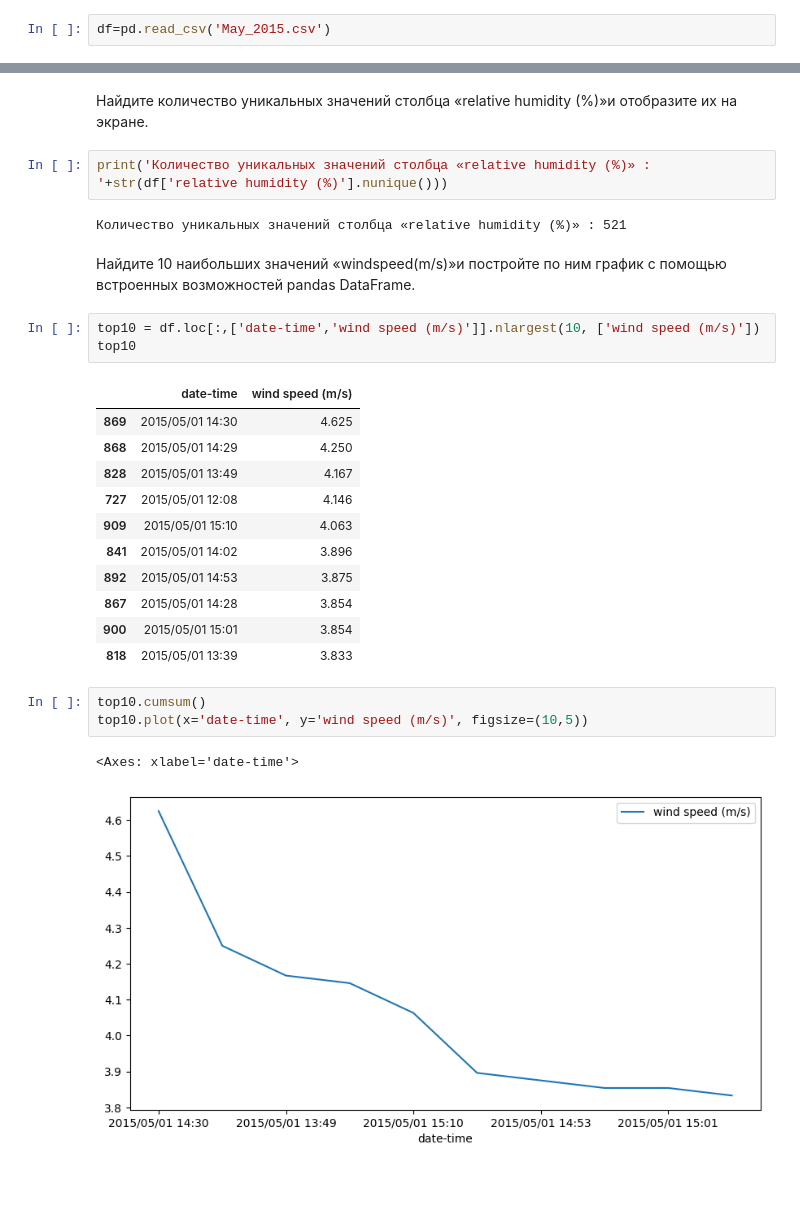
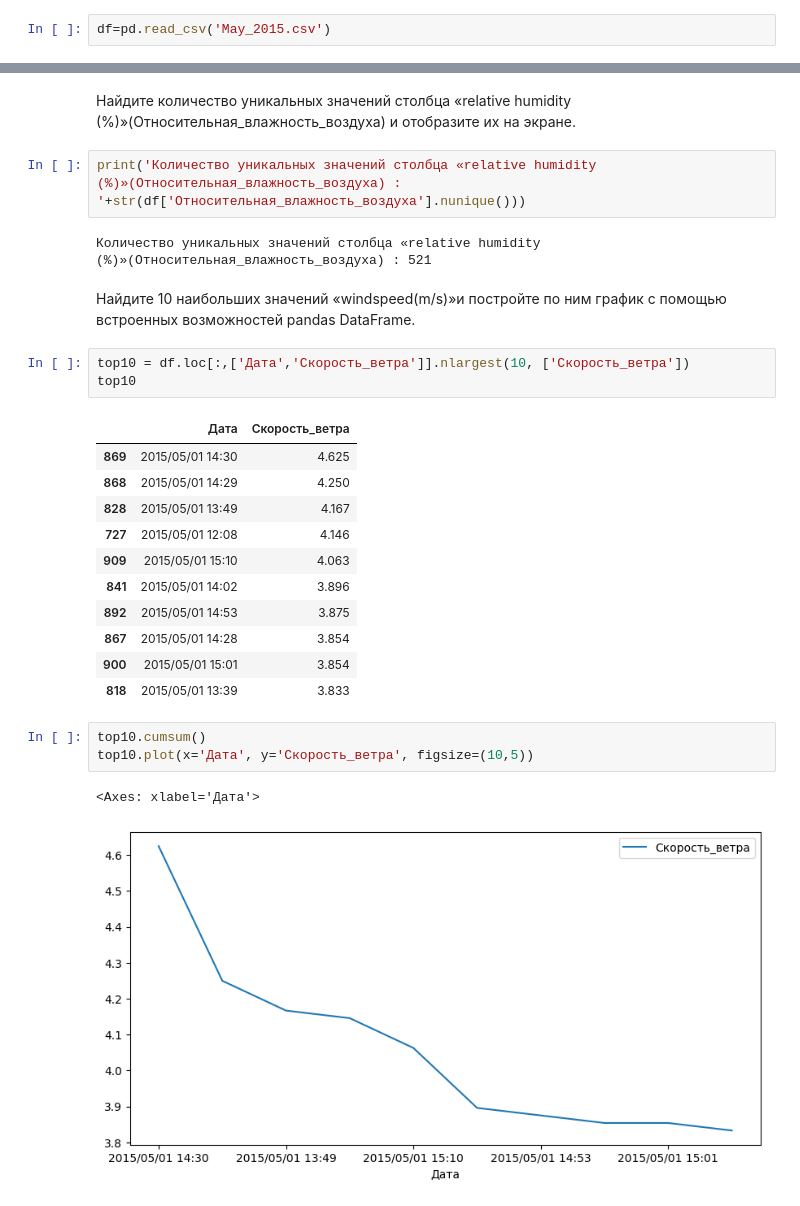
Before and after one commit to J1wZ/python_ml, a Jupyter notebook: дз-08-11/Pandas.ipynb, the cells around one changed output, grey strips where cells are left out. Saved outputs shown, nothing was run; the diff lists cells and outputs as text.

```diff
--- a/дз-08-11/Pandas.ipynb
+++ b/дз-08-11/Pandas.ipynb
@@ -83,18 +81,18 @@ df.loc[10:15, 'wind direction (degrees)':'relative humidity (%)']
 | 14 | 0.0 | 4.280 | 80.0 |
 | 15 | 0.0 | 4.294 | 80.1 |
 # %% [markdown]
-Найдите количество уникальных значений столбца «relative humidity (%)»и отобразите их на экране.
+Найдите количество уникальных значений столбца «relative humidity (%)»(Относительная_влажность_воздуха) и отобразите их на экране.
 # %%
-print('Количество уникальных значений столбца «relative humidity (%)» : '+str(df['relative humidity (%)'].nunique()))
+print('Количество уникальных значений столбца «relative humidity (%)»(Относительная_влажность_воздуха) : '+str(df['Относительная_влажность_воздуха'].nunique()))
 # %% [output]
-Количество уникальных значений столбца «relative humidity (%)» : 521
+Количество уникальных значений столбца «relative humidity (%)»(Относительная_влажность_воздуха) : 521
 # %% [markdown]
 Найдите 10 наибольших значений «windspeed(m/s)»и постройте по ним график с помощью встроенных возможностей pandas DataFrame.
 # %%
-top10 = df.loc[:,['date-time','wind speed (m/s)']].nlargest(10, ['wind speed (m/s)'])
+top10 = df.loc[:,['Дата','Скорость_ветра']].nlargest(10, ['Скорость_ветра'])
 top10
 # %% [output]
-|  | date-time | wind speed (m/s) |
+|  | Дата | Скорость_ветра |
 | 869 | 2015/05/01 14:30 | 4.625 |
 | 868 | 2015/05/01 14:29 | 4.250 |
 | 828 | 2015/05/01 13:49 | 4.167 |
@@ -107,7 +105,7 @@ top10
 | 818 | 2015/05/01 13:39 | 3.833 |
 # %%
 top10.cumsum()
-top10.plot(x='date-time', y='wind speed (m/s)', figsize=(10,5))
+top10.plot(x='Дата', y='Скорость_ветра', figsize=(10,5))
 # %% [output]
-<Axes: xlabel='date-time'>
+<Axes: xlabel='Дата'>
-[figure, old version]
+[figure, new version]
```
Also changed, not shown: parts of 5 cells of this notebook, 17 other files.
